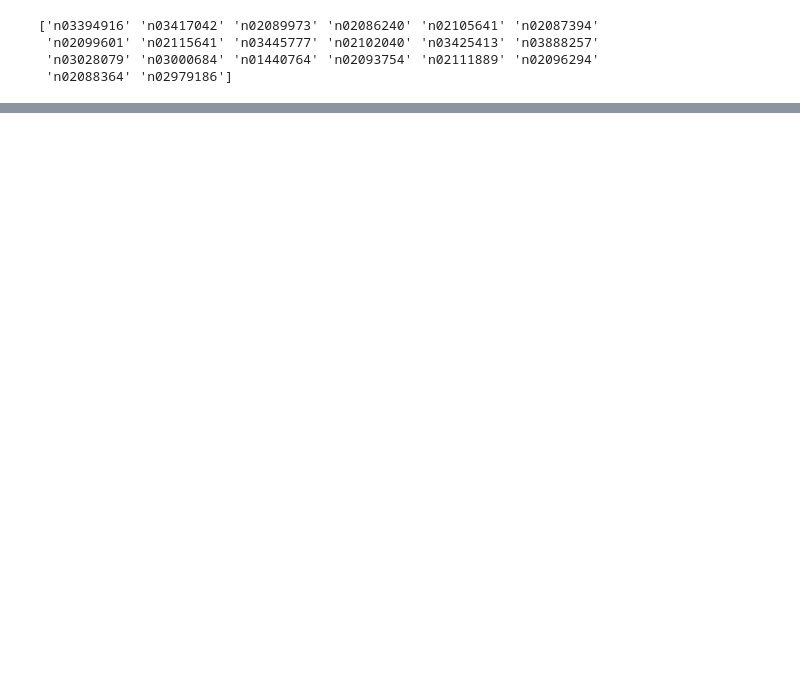
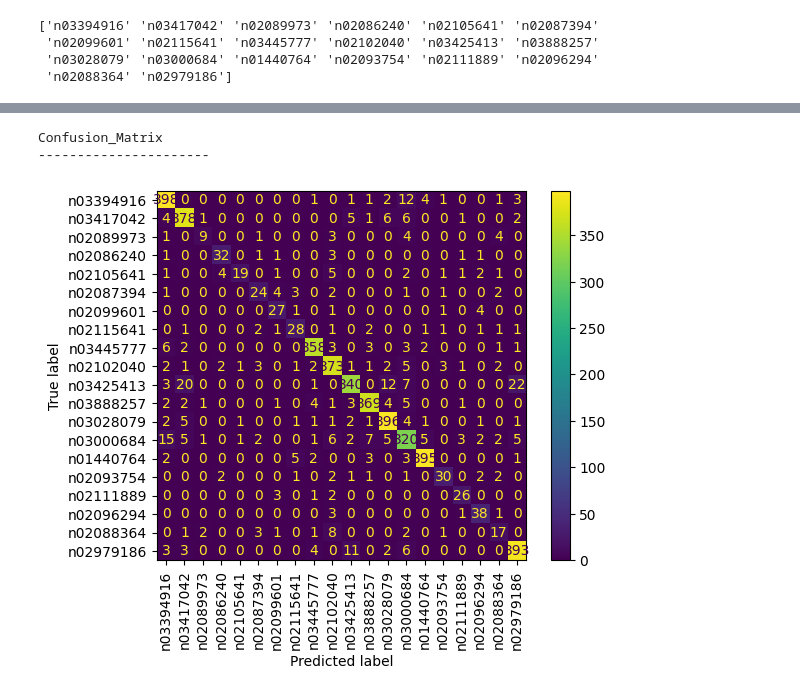
Before and after one commit to lazy-wolf/python-class-notes, a Jupyter notebook: TensorFlow_Dataset.ipynb, the cells around one changed output, grey strips where cells are left out. Cells and saved outputs as stored; diff of their text form; code cells hidden in the pictures; blank space fills up the shorter version.

```diff
--- a/TensorFlow_Dataset.ipynb
+++ b/TensorFlow_Dataset.ipynb
@@ -260,0 +319,9 @@ _ = plt.suptitle("Model predictions (blue: correct, red: incorrect)")
+# %%
+print("Confusion_Matrix")
+print("----------------------")
+ConfusionMatrixDisplay.from_predictions(y_test, y_pred, display_labels=class_names, xticks_rotation="vertical")
+plt.show()
+# %% [output]
+Confusion_Matrix
+----------------------
+[figure, added]
```
Also changed, not shown: parts of 21 cells of this notebook.
